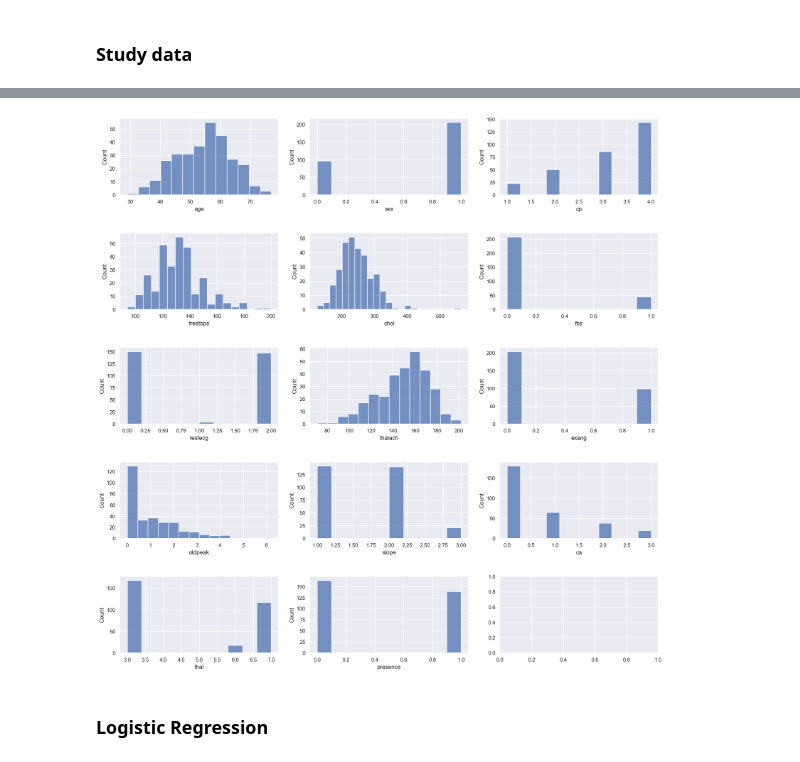
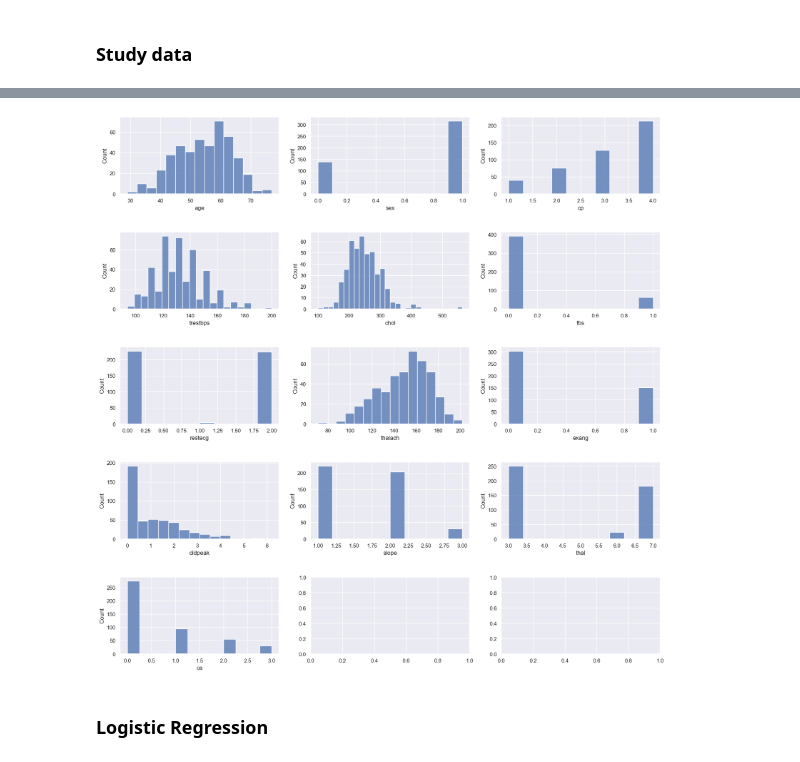
Before and after one commit to tnguyen7s/ma145_study_ROC_curve, a Jupyter notebook: classifiers_and_ROC_curve.ipynb, the cells around one changed output, grey strips where cells are left out. Cells and saved outputs as stored; diff of their text form; code cells hidden in the pictures.

```diff
--- a/classifiers_and_ROC_curve.ipynb
+++ b/classifiers_and_ROC_curve.ipynb
@@ -134,0 +97,2 @@ data = data.drop('num', axis=1)
+# %%
+data=data.reset_index().drop('index', axis=1)
@@ -134,0 +135,3 @@ data = data.drop('num', axis=1)
+# %%
+inputs = data.copy().drop('presence', axis=1)
+inputs.head()
@@ -134,0 +145,3 @@ data = data.drop('num', axis=1)
+# %%
+target = data.presence
+target.head()
@@ -134,0 +157,2 @@ data = data.drop('num', axis=1)
+# %%
+train_inputs, test_inputs, train_target, test_target = train_test_split(inputs, target, test_size=0.2, stratify=data.presence, random_state=4)
@@ -149,25 +201,24 @@ data.describe()
 # %%
 sns.set(rc={'figure.figsize':(20,20)})
 fig, ax = plt.subplots(nrows=5, ncols=3, gridspec_kw= {'hspace':0.5})
 
-sns.histplot(data.age, ax=ax[0,0])
-sns.histplot(data.sex, ax=ax[0,1])
-sns.histplot(data.cp, ax=ax[0,2])
-sns.histplot(data.trestbps, ax=ax[1,0])
-sns.histplot(data.chol, ax=ax[1,1])
-sns.histplot(data.fbs, ax=ax[1,2])
-sns.histplot(data.restecg, ax=ax[2,0])
-sns.histplot(data.thalach, ax=ax[2,1])
-sns.histplot(data.exang, ax=ax[2,2])
-sns.histplot(data.oldpeak, ax=ax[3,0])
-sns.histplot(data.slope, ax=ax[3,1])
-sns.histplot(data.ca, ax=ax[3,2])
-sns.histplot(data.thal, ax=ax[4,0])
-sns.histplot(data.presence, ax=ax[4,1])
+sns.histplot(train_inputs.age, ax=ax[0,0])
+sns.histplot(train_inputs.sex, ax=ax[0,1])
+sns.histplot(train_inputs.cp, ax=ax[0,2])
+sns.histplot(train_inputs.trestbps, ax=ax[1,0])
+sns.histplot(train_inputs.chol, ax=ax[1,1])
+sns.histplot(train_inputs.fbs, ax=ax[1,2])
+sns.histplot(train_inputs.restecg, ax=ax[2,0])
+sns.histplot(train_inputs.thalach, ax=ax[2,1])
+sns.histplot(train_inputs.exang, ax=ax[2,2])
+sns.histplot(train_inputs.oldpeak, ax=ax[3,0])
+sns.histplot(train_inputs.slope, ax=ax[3,1])
+sns.histplot(train_inputs.thal, ax=ax[3,2])
+sns.histplot(train_inputs.ca, ax=ax[4,0])
 
 plt.show()
 # %% [output]
-[figure, old version]
+[figure, new version]
 # %% [markdown]
 ### Logistic Regression
 # %% [markdown]
```
Also changed, not shown: parts of 173 cells of this notebook, 4 other files.
